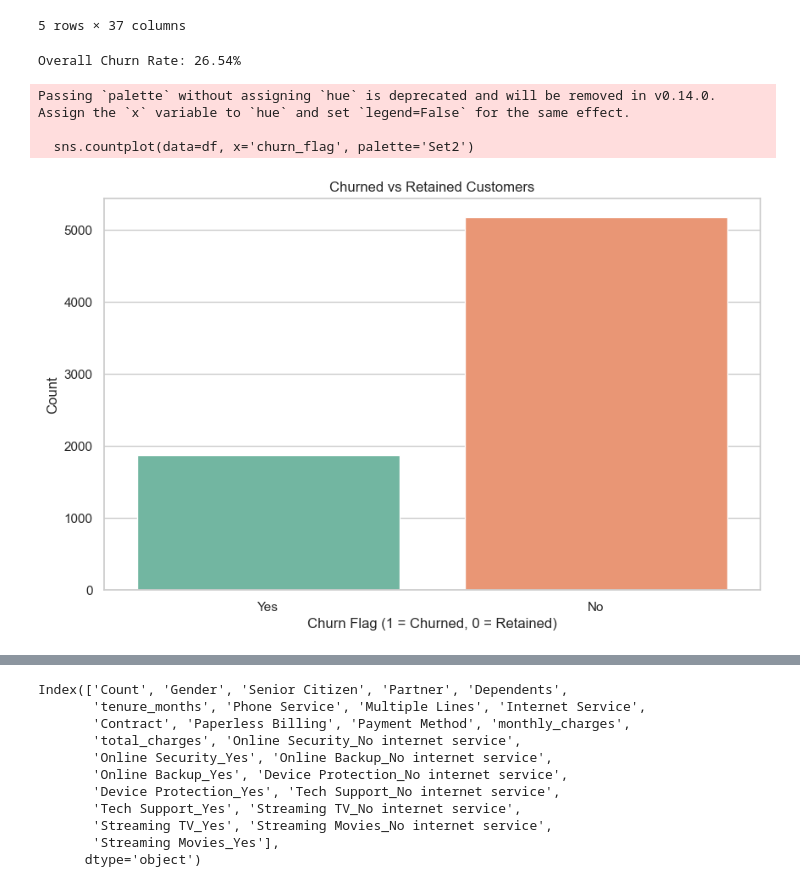
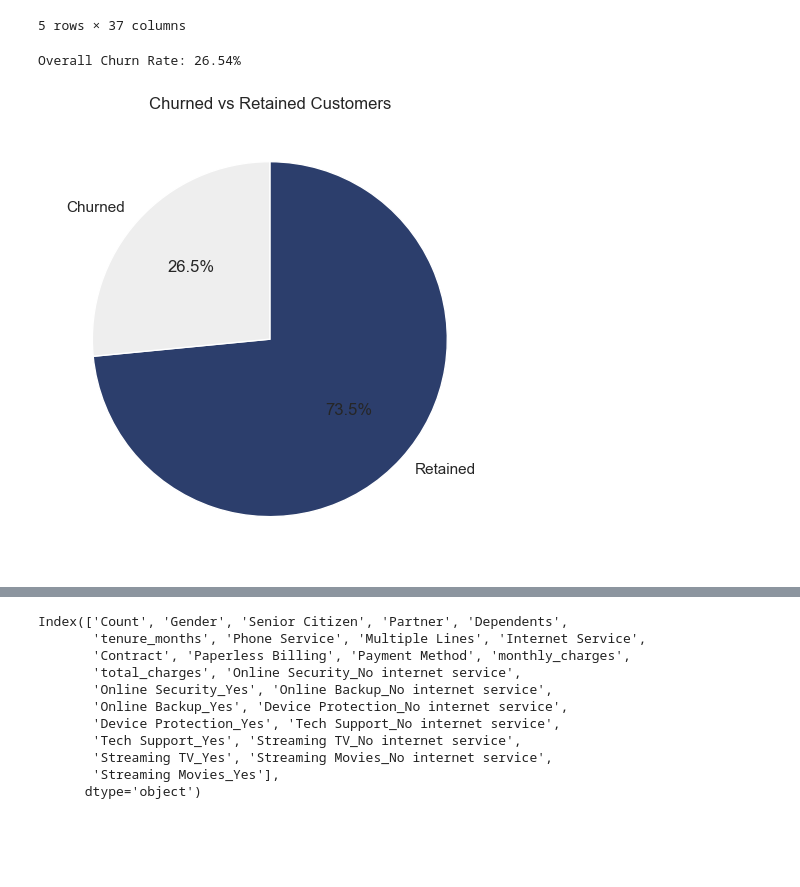
Before and after one commit to kirilvino/Swan-Project-Team-7, a Jupyter notebook: Swan Dan.ipynb, the cells around one changed output, grey strips where cells are left out. Drawn from its saved outputs; the diff is of its cells as text; code cells hidden in the pictures; blank space fills up the shorter version.

```diff
--- a/Swan Dan.ipynb
+++ b/Swan Dan.ipynb
@@ -136,15 +136,25 @@ For example, when doing 'df[col].method(value, inplace=True)', try using 'df.met
 # %%
 churn_rate = df['churn_value'].mean()
 print(f"Overall Churn Rate: {churn_rate:.2%}")
 
-sns.countplot(data=df, x='churn_flag', palette='Set2')
+# Pie chart for churn vs retained
+churn_counts = df['churn_flag'].value_counts().sort_index()  # assumes 0 = retained, 1 = churned
+
+labels = ['Retained', 'Churned']
+colors = ['#2c3e6c', '#eeeeee']  # optional
+
+plt.figure(figsize=(5, 5))
+plt.pie(
+    churn_counts,
+    labels=labels,
+    autopct='%1.1f%%',
+    startangle=90,
+    colors=colors,
+    counterclock=False
+)
 plt.title("Churned vs Retained Customers")
-plt.xlabel("Churn Flag (1 = Churned, 0 = Retained)")
-plt.ylabel("Count")
+plt.tight_layout()
 plt.show()
 # %% [output]
 Overall Churn Rate: 26.54%
-Passing `palette` without assigning `hue` is deprecated and will be removed in v0.14.0. Assign the `x` variable to `hue` and set `legend=False` for the same effect.
-
-  sns.countplot(data=df, x='churn_flag', palette='Set2')
-[figure, old version]
+[figure, new version]
```
Also changed, not shown: parts of 4 cells of this notebook, 9 other files.
